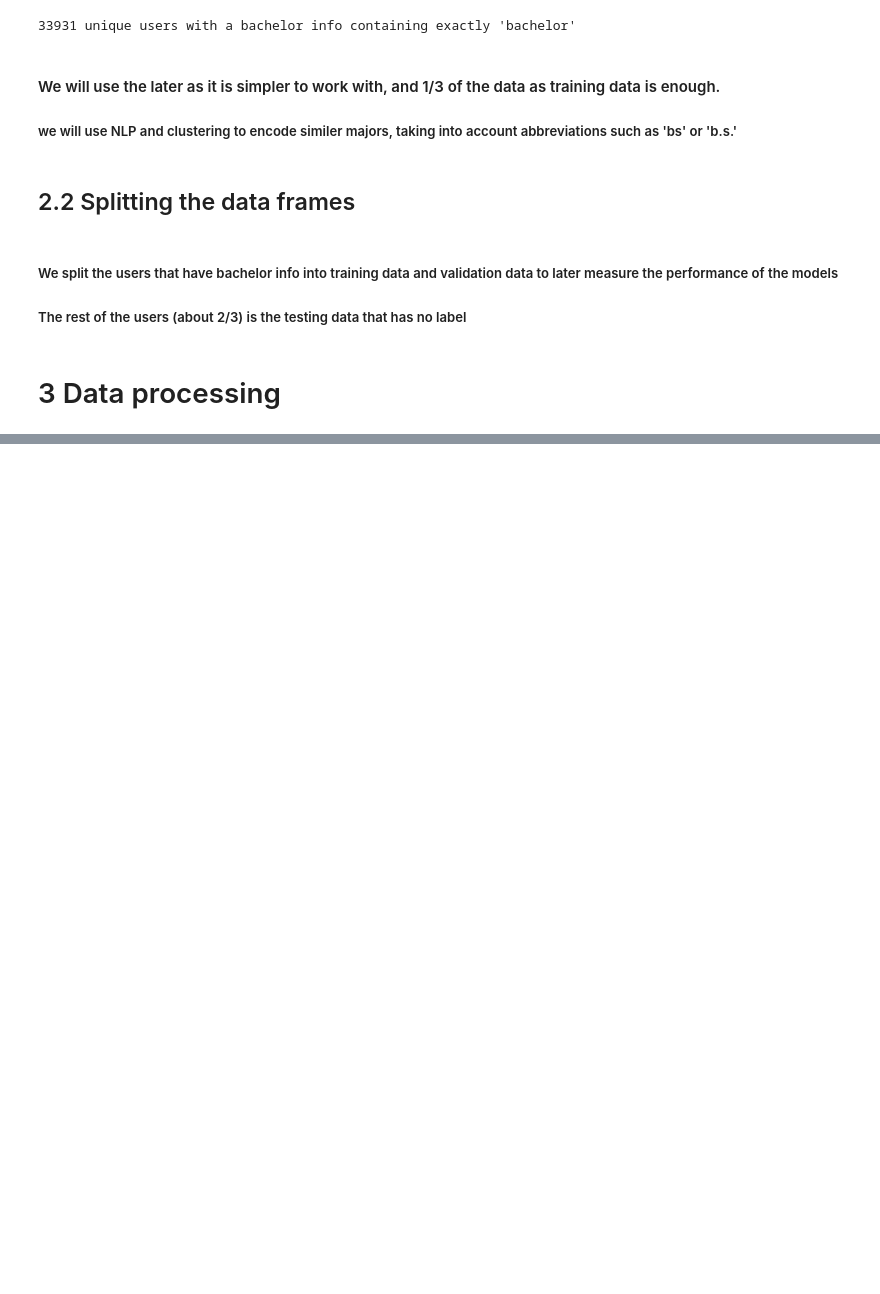
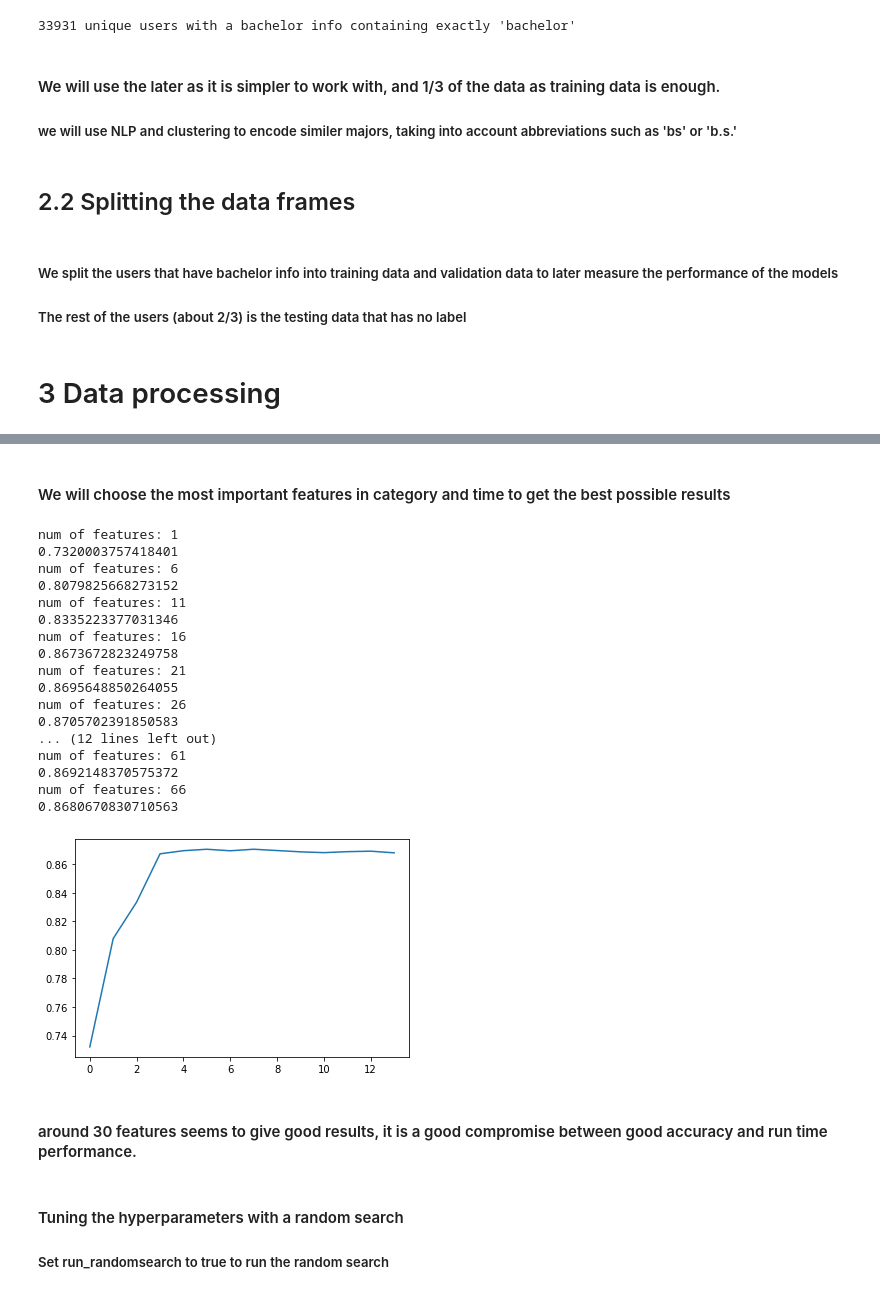
Before and after one commit to anhvung/revelio, a Jupyter notebook: Revelio Labs NLP.ipynb, the cells around one changed output, grey strips where cells are left out. Saved outputs shown, nothing was run; the diff lists cells and outputs as text; code cells hidden in the pictures; blank space fills up the shorter version.

```diff
--- a/Revelio Labs NLP.ipynb
+++ b/Revelio Labs NLP.ipynb
@@ -1124,0 +906,36 @@ df['enddate_x']=df['enddate_x'].apply(lambda dates: [today if pd.isnull(date) el
+# %% [markdown]
+#### We will choose the most important features in category and time to get the best possible results
+# %%
+scores=[]
+num_features=[]
+for i in range(1,71,5):
+    print('num of features:', i)
+    features_model = SelectFromModel(clf, threshold=-np.inf,max_features=i,prefit=True)
+    X_new = features_model.transform(X_train)
+    clf_temp = RandomForestRegressor(n_estimators=100,n_jobs=-1,min_samples_split=2,max_features='auto',min_samples_leaf=2,bootstrap=True,max_depth=60)
+    kf = KFold(n_splits=5, random_state=1,shuffle=True)
+    score = np.mean(cross_val_score(clf_temp , X_new, y_train, cv = kf))
+    print(score)
+    plt.plot(num_features,scores)
+    plt.show()
+# %% [output]
+num of features: 1
+0.7320003757418401
+num of features: 6
+0.8079825668273152
+num of features: 11
+0.8335223377031346
+num of features: 16
+0.8673672823249758
+num of features: 21
+0.8695648850264055
+num of features: 26
+0.8705702391850583
+... (12 lines left out)
+num of features: 61
+0.8692148370575372
+num of features: 66
+0.8680670830710563
+[figure, added]
+# %% [markdown]
+#### around 30 features seems to give good results, it is a good compromise between good accuracy and run time performance.
@@ -1124,0 +948,3 @@ df['enddate_x']=df['enddate_x'].apply(lambda dates: [today if pd.isnull(date) el
+# %% [markdown]
+#### Tuning the hyperparameters with a random search
+##### Set run_randomsearch to true to run the random search
```
Also changed, not shown: parts of 104 cells of this notebook.
